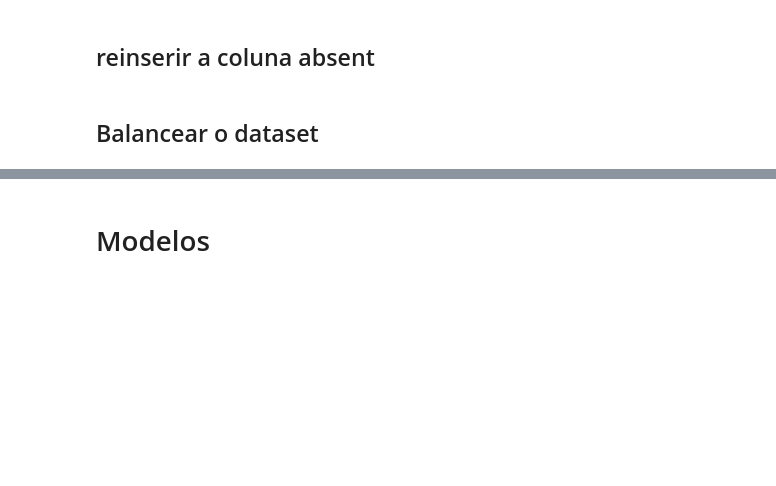
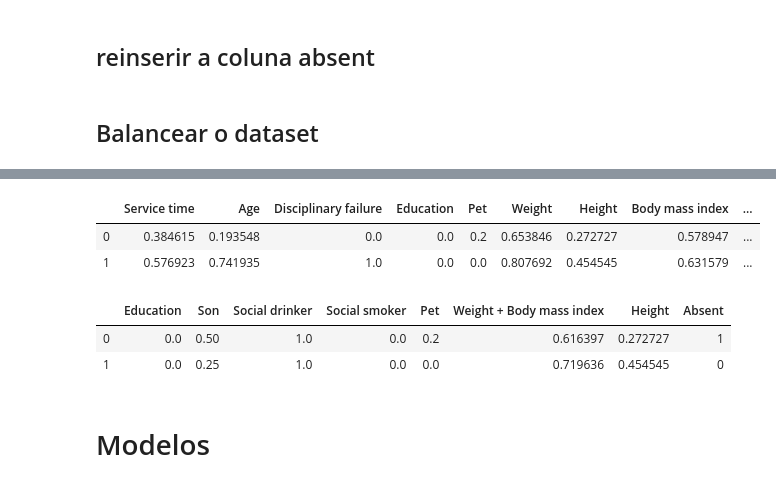
Before and after one commit to Rafaela897/SI19-20, a Jupyter notebook: AEC/trabalho2/Trabalho2.ipynb, the cells around one changed output, grey strips where cells are left out. Drawn from its saved outputs; the diff is of its cells as text; code cells hidden in the pictures; blank space fills up the shorter version.

```diff
--- a/AEC/trabalho2/Trabalho2.ipynb
+++ b/AEC/trabalho2/Trabalho2.ipynb
@@ -430,3 +313,15 @@ AbsentsX
+# %%
+AbsentsX[AbsentsX.columns[:10]].head(2)
+# %% [output]
+|  | Service time | Age | Disciplinary failure | Education | Pet | Weight | Height | Body mass index | ... |
+| 0 | 0.384615 | 0.193548 | 0.0 | 0.0 | 0.2 | 0.653846 | 0.272727 | 0.578947 | ... |
+| 1 | 0.576923 | 0.741935 | 1.0 | 0.0 | 0.0 | 0.807692 | 0.454545 | 0.631579 | ... |
+# %%
+AbsentsX[AbsentsX.columns[10:]].head(2)
+# %% [output]
+|  | Education | Son | Social drinker | Social smoker | Pet | Weight + Body mass index | Height | Absent |
+| 0 | 0.0 | 0.50 | 1.0 | 0.0 | 0.2 | 0.616397 | 0.272727 | 1 |
+| 1 | 0.0 | 0.25 | 1.0 | 0.0 | 0.0 | 0.719636 | 0.454545 | 0 |
 # %% [markdown]
 # Modelos
 # %%
```
Also changed, not shown: parts of 57 cells of this notebook, 1 other file.
